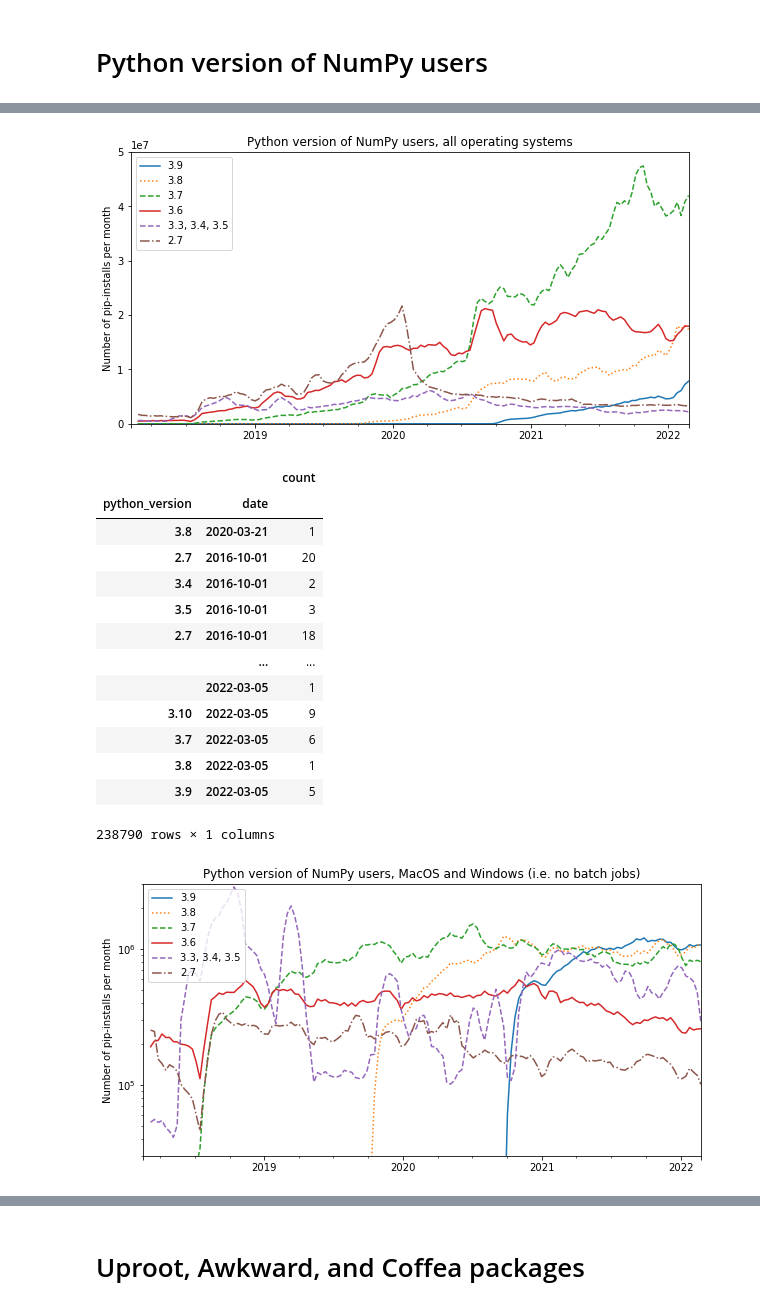
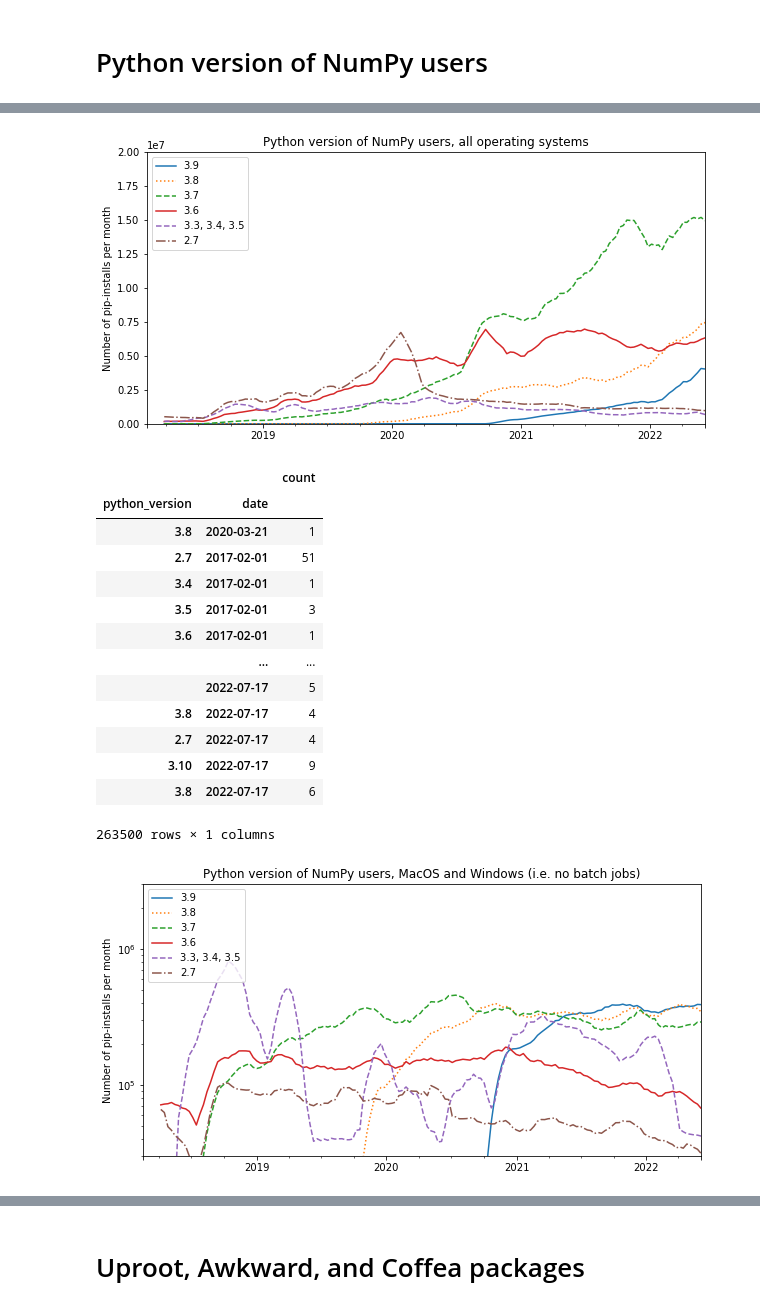
Before and after one commit to jpivarski-talks/2022-03-04-reload-statistics, a Jupyter notebook: pip-downloads.ipynb, the cells around one changed output, grey strips where cells are left out. Saved outputs shown, nothing was run; the diff lists cells and outputs as text; code cells hidden in the pictures.

```diff
--- a/pip-downloads.ipynb
+++ b/pip-downloads.ipynb
@@ -2,7 +2,7 @@
 import pandas as pd
 import numpy as np
 # %%
-pip = pd.read_csv("~/storage/data/physicists/pip-counts-2022-03-04-big.csv", parse_dates=["date"], dtype={"python_version": str})
+pip = pd.read_csv("~/storage/data/physicists/pip-counts-2022-07-17.csv", parse_dates=["date"], dtype={"python_version": str})
 pip
 # %% [output]
 |  | date | os | python_version | project | version | count |
@@ -372,9 +372,9 @@ ax.get_figure().savefig("PLOTS/pip-allos-pythonversion-numpyusers-log.pdf")
 # %%
 ax = all_pythons[[
     "3.9", "3.8", "3.7", "3.6", "3.3, 3.4, 3.5", "2.7"
-]].rolling(3).sum().plot(logy=False, style=["-", ":", "--", "-", "--", "-."], figsize=(10, 5))
-ax.set_ylim(0, 50000000)
-ax.set_xlim(all_pythons.index[0], all_pythons.index[-1])
+]].rolling(6).mean().plot(logy=False, style=["-", ":", "--", "-", "--", "-."], figsize=(10, 5))
+ax.set_ylim(0, 20000000)
+ax.set_xlim(all_pythons.index[0], all_pythons.index[-5])
 ax.legend(loc="upper left")
 ax.set_xlabel("")
 ax.set_ylabel("Number of pip-installs per month")
@@ -382,7 +382,7 @@ ax.set_title("Python version of NumPy users, all operating systems")
 ax.get_figure().savefig("PLOTS/pip-allos-pythonversion-numpyusers-lin.svg")
 ax.get_figure().savefig("PLOTS/pip-allos-pythonversion-numpyusers-lin.pdf")
 # %% [output]
-[figure, old version]
+[figure, new version]
 # %%
 pip_bypyversion = pip.set_index(["python_version", "date"])
 pip_bypyversion = pip_bypyversion[(pip_bypyversion["os"] == "Darwin") | (pip_bypyversion["os"] == "Windows")]
@@ -392,17 +392,17 @@ pip_bypyversion
 |  |  | count |
 | python_version | date |  |
 | 3.8 | 2020-03-21 | 1 |
-| 2.7 | 2016-10-01 | 20 |
-| 3.4 | 2016-10-01 | 2 |
-| 3.5 | 2016-10-01 | 3 |
-| 2.7 | 2016-10-01 | 18 |
+| 2.7 | 2017-02-01 | 51 |
+| 3.4 | 2017-02-01 | 1 |
+| 3.5 | 2017-02-01 | 3 |
+| 3.6 | 2017-02-01 | 1 |
 |  | ... | ... |
-|  | 2022-03-05 | 1 |
-| 3.10 | 2022-03-05 | 9 |
-| 3.7 | 2022-03-05 | 6 |
-| 3.8 | 2022-03-05 | 1 |
-| 3.9 | 2022-03-05 | 5 |
+|  | 2022-07-17 | 5 |
+| 3.8 | 2022-07-17 | 4 |
+| 2.7 | 2022-07-17 | 4 |
+| 3.10 | 2022-07-17 | 9 |
+| 3.8 | 2022-07-17 | 6 |
-238790 rows × 1 columns
+263500 rows × 1 columns
 # %%
 pythons = pip_bypyversion.index.levels[0].tolist()
 by_python = {}
@@ -415,17 +415,17 @@ all_pythons["3.3, 3.4, 3.5"] = all_pythons["3.4"] + all_pythons["3.5"]
 # %%
 ax = all_pythons[[
     "3.9", "3.8", "3.7", "3.6", "3.3, 3.4, 3.5", "2.7"
-]].rolling(3).sum().plot(logy=True, style=["-", ":", "--", "-", "--", "-."], figsize=(10, 5))
+]].rolling(6).mean().plot(logy=True, style=["-", ":", "--", "-", "--", "-."], figsize=(10, 5))
 ax.set_ylim(30000, 3000000)
-ax.set_xlim(all_pythons.index[0], all_pythons.index[-1])
+ax.set_xlim(all_pythons.index[0], all_pythons.index[-5])
 ax.legend(loc="upper left")
 ax.set_xlabel("")
 ax.set_ylabel("Number of pip-installs per month")
 ax.set_title("Python version of NumPy users, MacOS and Windows (i.e. no batch jobs)")
 ax.get_figure().savefig("PLOTS/pip-macwin-pythonversion-numpyusers-log.svg")
 ax.get_figure().savefig("PLOTS/pip-macwin-pythonversion-numpyusers-log.pdf")
 # %% [output]
-[figure, old version]
+[figure, new version]
 # %%
 ax = all_pythons[[
     "3.9", "3.8", "3.7", "3.6", "3.3, 3.4, 3.5", "2.7"
```
Also changed, not shown: parts of 30 cells of this notebook, 44 other files.
